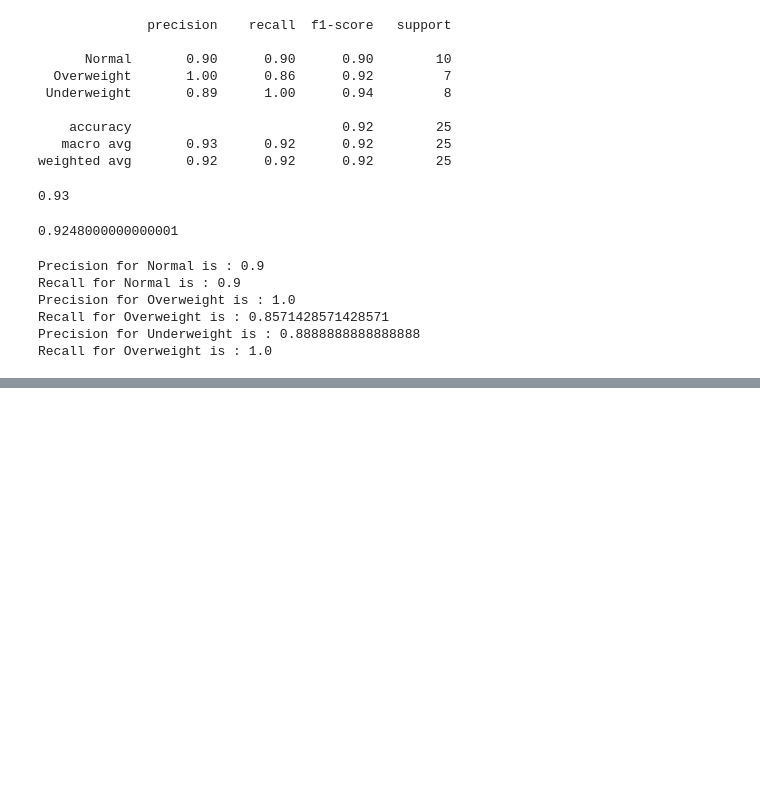
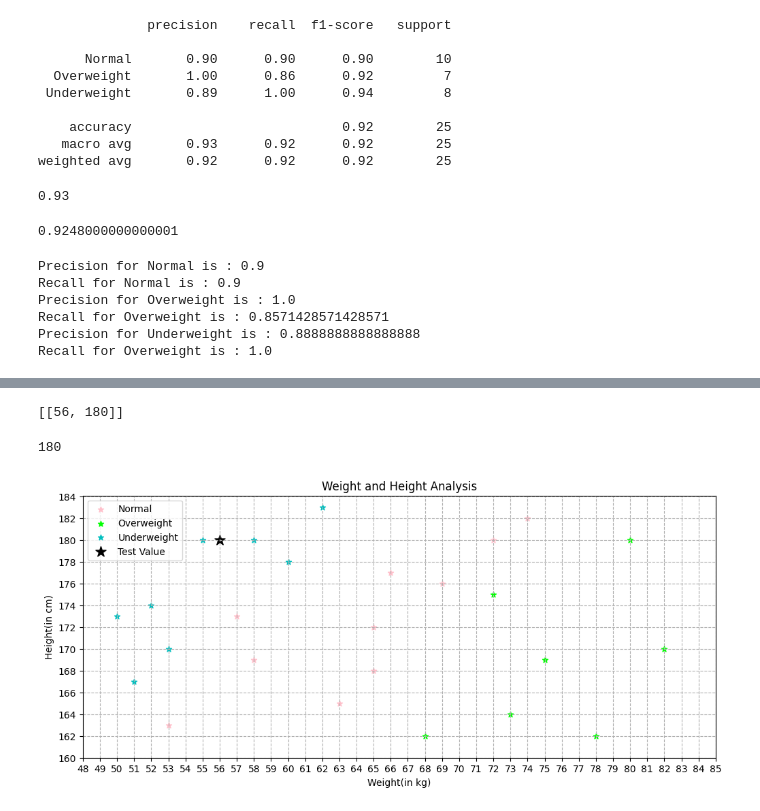
Before and after one commit to Azib-Spectrum/G7CR_DataScience_Aug2024, a Jupyter notebook: weight_knn.ipynb, the cells around one changed output, grey strips where cells are left out. Drawn from its saved outputs; the diff is of its cells as text; code cells hidden in the pictures; blank space fills up the shorter version.

```diff
--- a/weight_knn.ipynb
+++ b/weight_knn.ipynb
@@ -205,0 +211,4 @@ Recall for Overweight is : 1.0
+# %%
+df_n=df[df['Class']=='Normal']
+df_o=df[df['Class']=='Overweight']
+df_u=df[df['Class']=='Underweight']
@@ -205,0 +252,24 @@ Recall for Overweight is : 1.0
+# %%
+test_value
+# %% [output]
+[[56, 180]]
+# %%
+test_value[0][1]
+# %% [output]
+180
+# %%
+plt.figure(figsize=(12,5))
+plt.scatter(df_n['Weight(x2)kg'],df_n['Height(y2)cm'],label="Normal",color="pink",marker="*")
+plt.scatter(df_o['Weight(x2)kg'],df_o['Height(y2)cm'],label="Overweight",color="lime",marker="*")
+plt.scatter(df_u['Weight(x2)kg'],df_u['Height(y2)cm'],label="Underweight",color="c",marker="*")
+plt.scatter(test_value[0][0],test_value[0][1],label="Test Value",color='k',marker="*",s=130)
+plt.legend()
+plt.xlabel("Weight(in kg)")
+plt.ylabel("Height(in cm)")
+plt.title("Weight and Height Analysis")
+plt.xticks(np.arange(48,86,1))
+plt.yticks(np.arange(160,186,2))
+plt.grid(linestyle="--")
+plt.show()
+# %% [output]
+[figure, added]
```
Also changed, not shown: parts of 11 cells of this notebook, 4 other files.
